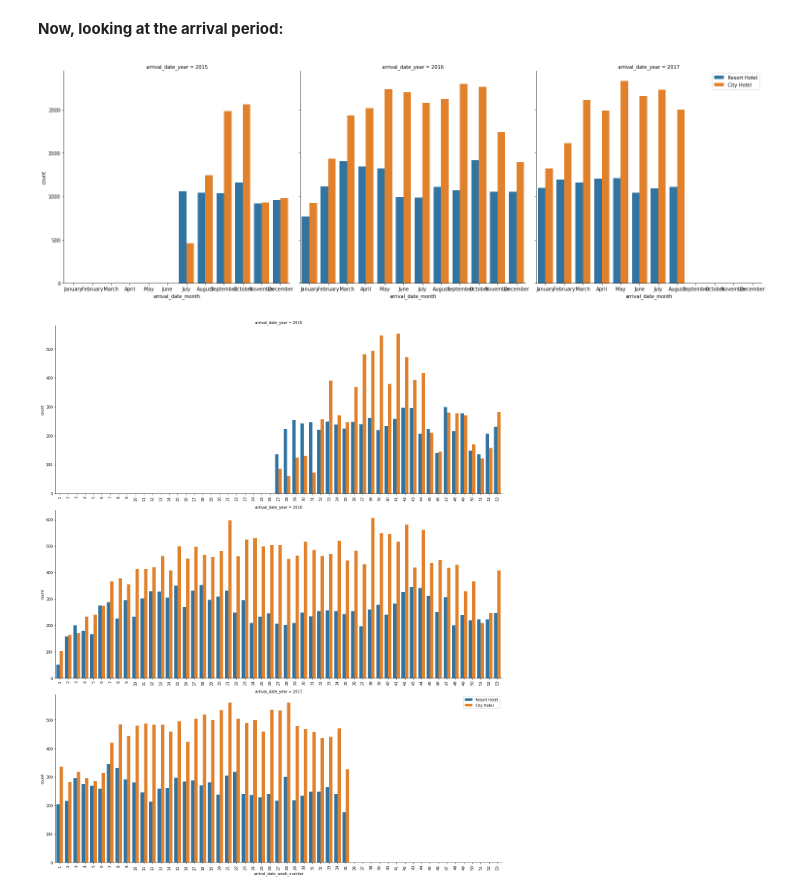
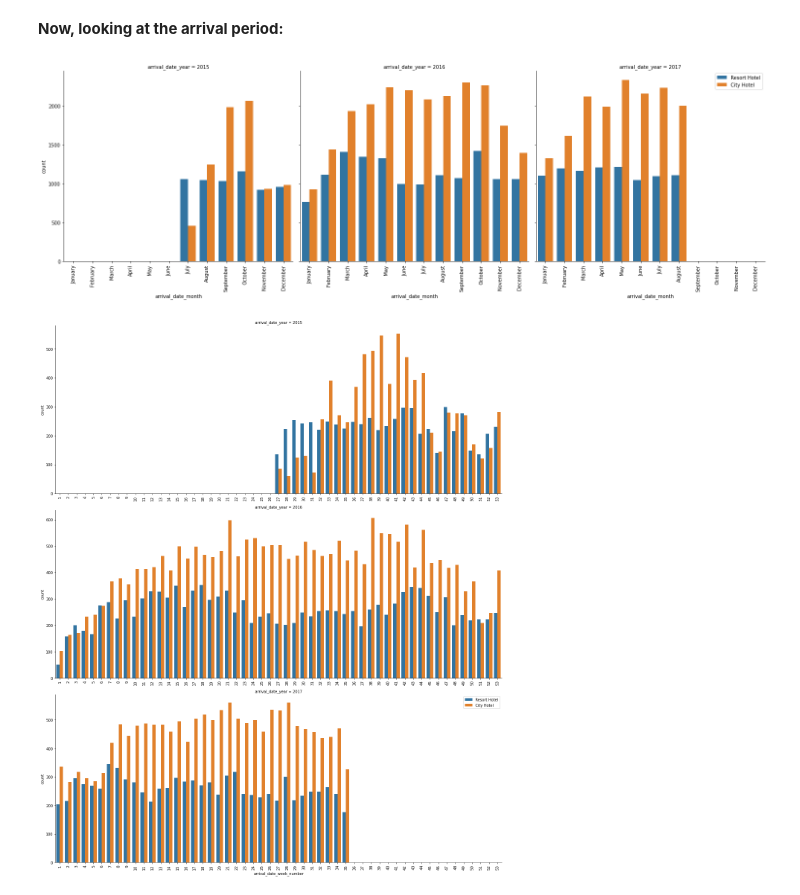
Before and after one commit to V-dit/EDA-hotel-booking-analysis, a Jupyter notebook: Hotel_Booking_Analysis_Final_File.ipynb, the cells around one changed output. Saved outputs shown, nothing was run; the diff lists cells and outputs as text; code cells hidden in the pictures.

```diff
--- a/Hotel_Booking_Analysis_Final_File.ipynb
+++ b/Hotel_Booking_Analysis_Final_File.ipynb
@@ -372,3 +372,11 @@ plt.title('Percentage of booking wrt hotel type')
 # %% [output]
 Text(0.5, 1.0, 'Percentage of booking wrt hotel type')
 [figure]
+# %%
+# Looking at the yearwise distribution of booking counts for each hotel
+fig2 = plt.rcParams['figure.figsize'] = 7,5
+hotelwise_booking_matrix = (df.groupby(['hotel', 'arrival_date_year']).count()['total_visitors'])
+hotelwise_booking_matrix.unstack('arrival_date_year').plot.bar()
+plt.xticks(rotation = 0)
+plt.xlabel('Hotel Type')
+plt.ylabel('Booking Counts')
@@ -491,16 +502,16 @@ Total 5587 customers belong to some company.
 # %%
 order_months = ['January', 'February', 'March', 'April', 'May', 'June', 'July', 'August', 'September', 'October', 'November', 'December']
 arrival_data = df[['hotel', 'arrival_date_year', 'arrival_date_month', 'arrival_date_week_number',
               'arrival_date_day_of_month', 'stays_in_weekend_nights', 'stays_in_week_nights']]
 plot3 = sns.catplot(x = 'arrival_date_month', hue = 'hotel', col = 'arrival_date_year',
             data = arrival_data, kind="count", height=7, aspect=1, order = order_months, legend = False)
 plt.legend(loc='upper right')
 
-for axes in plot.axes.flat:
+for axes in plot3.axes.flat:
     _ = axes.set_xticklabels(axes.get_xticklabels(), rotation=90)
 plt.tight_layout()
 # %% [output]
-[figure, old version]
+[figure, new version]
 # %%
 week_order = list(range(1,54))
 plot = sns.catplot(x = 'arrival_date_week_number', hue = 'hotel', col = 'arrival_date_year',col_wrap=1,
```
Also changed, not shown: parts of 2 cells of this notebook.
